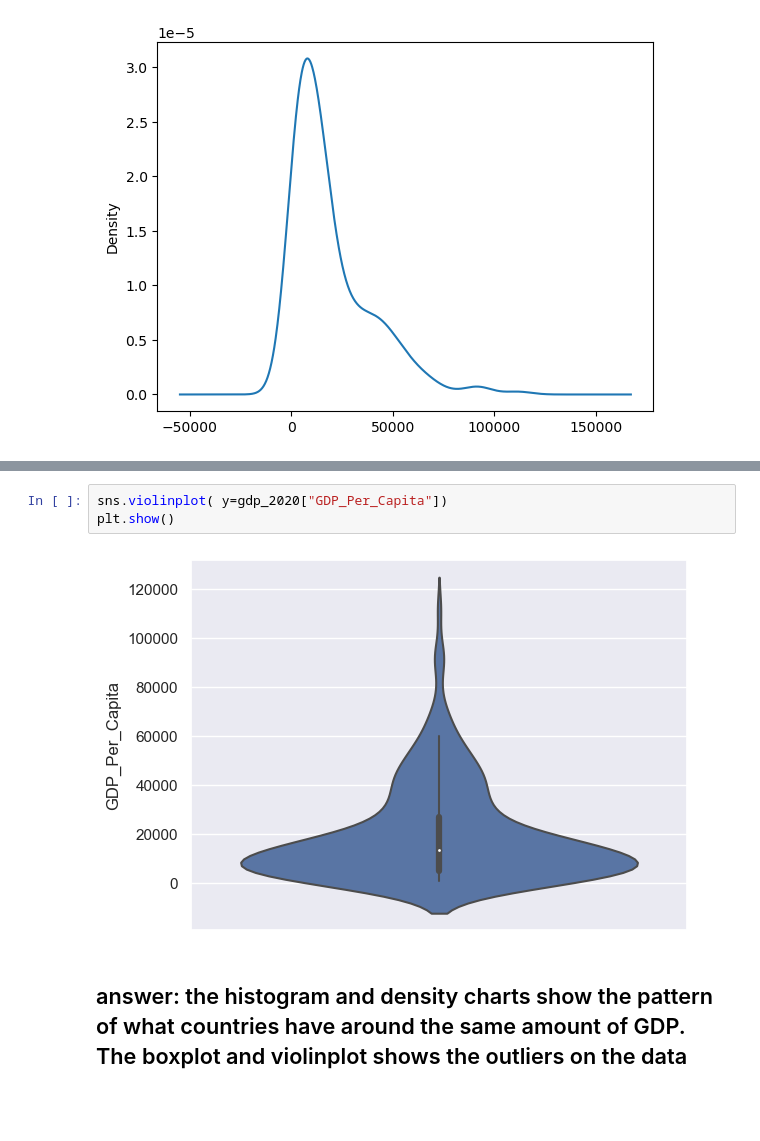
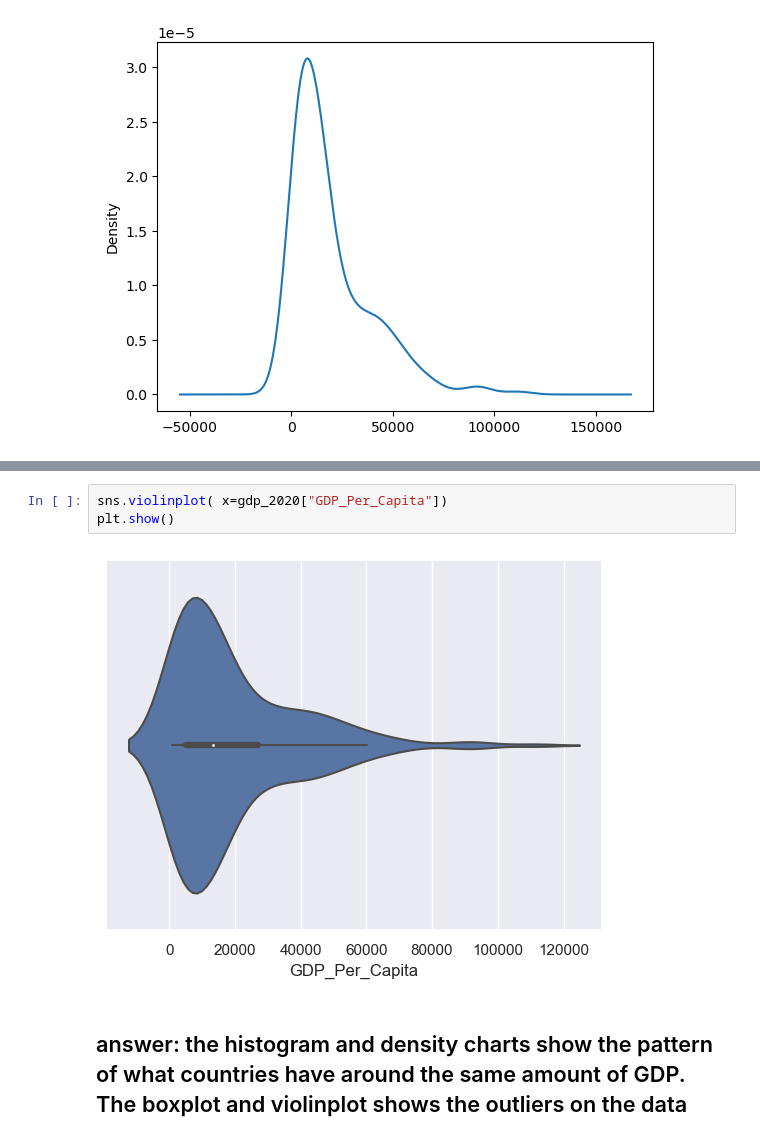
Before and after one commit to NSS-Data-Analytics-Cohort-11/undata-larissaemma, a Jupyter notebook: notebook/UN_data_DA11.ipynb, the cells around one changed output, grey strips where cells are left out. Drawn from its saved outputs; the diff is of its cells as text; blank space fills up the shorter version.

```diff
--- a/notebook/UN_data_DA11.ipynb
+++ b/notebook/UN_data_DA11.ipynb
@@ -176,8 +200,8 @@ sns.boxplot( y=gdp_2020["GDP_Per_Capita"] )
 # %%
-sns.violinplot( y=gdp_2020["GDP_Per_Capita"])
+sns.violinplot( x=gdp_2020["GDP_Per_Capita"])
 plt.show()
 # %% [output]
-[figure, old version]
+[figure, new version]
 # %% [markdown]
 ## answer: the histogram and density charts show the pattern of what countries have around the same amount of GDP. The boxplot and violinplot shows the outliers on the data
 # %% [markdown]
```
Also changed, not shown: parts of 20 cells of this notebook.
